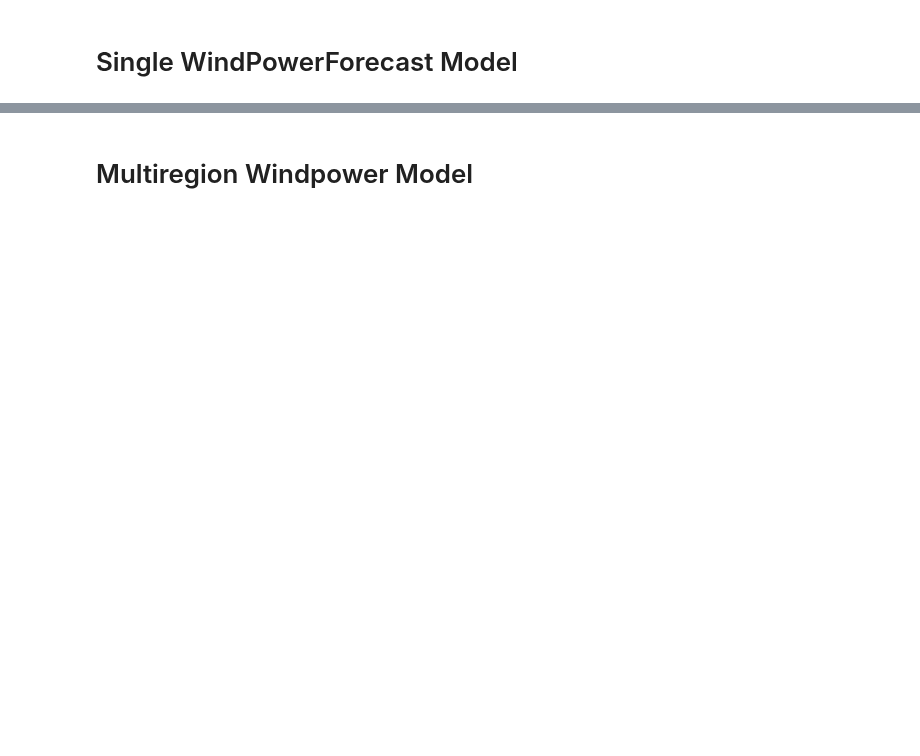
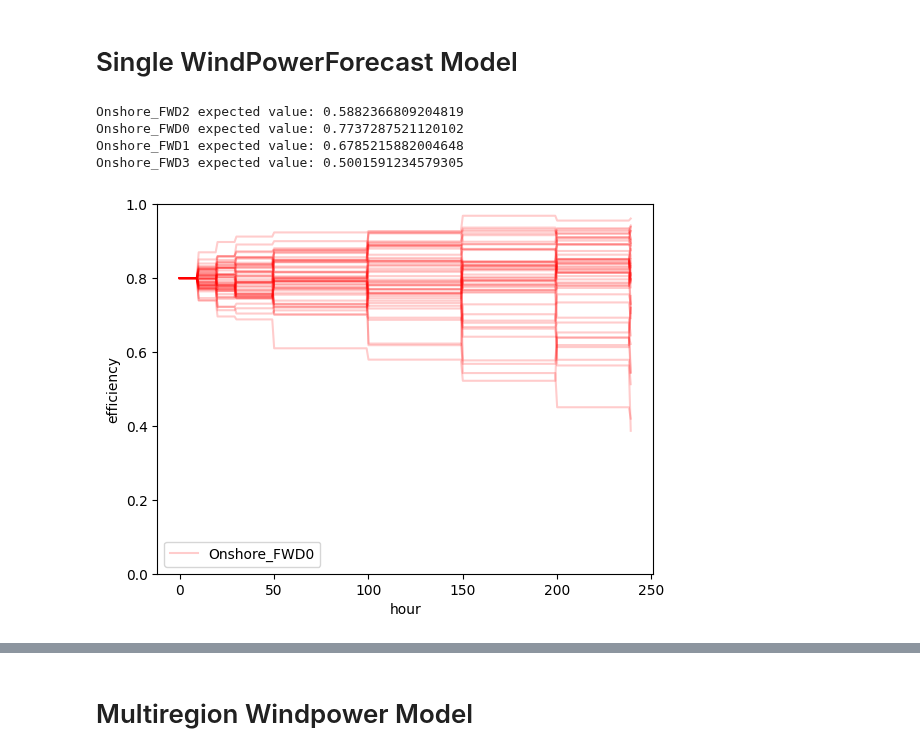
Before and after one commit to pikki622/RiVaPy, a Jupyter notebook: notebooks/models/residual_demand_forward_model_new.ipynb, the cells around one changed output, grey strips where cells are left out. Saved outputs shown, nothing was run; the diff lists cells and outputs as text; code cells hidden in the pictures; blank space fills up the shorter version.

```diff
--- a/notebooks/models/residual_demand_forward_model_new.ipynb
+++ b/notebooks/models/residual_demand_forward_model_new.ipynb
@@ -39,6 +40,28 @@ rnd = np.random.normal(size=wind_onshore.rnd_shape(n_sims, timegrid.shape[0]))
 results = wind_onshore.simulate(timegrid, rnd,
                                        expiries=forward_expiries,
                                        initial_forecasts=[0.8, 0.7,0.6,0.5])
+# %%
+for k in results.keys():
+    f = results.get(k)
+    print(k,'expected value:', f[-1].mean())
+# %% [output]
+Onshore_FWD2 expected value: 0.5882366809204819
+Onshore_FWD0 expected value: 0.7737287521120102
+Onshore_FWD1 expected value: 0.6785215882004648
+Onshore_FWD3 expected value: 0.5001591234579305
+# %%
+key = 'Onshore_FWD0'
+label=key
+tmp = results.get(key, forecast_timepoints=[10, 20, 30, 50, 100, 150, 200])
+for i in range(50):
+    plt.plot(tmp[:,i], '-r', alpha=0.2, label=label)
+    label=None
+plt.legend()
+plt.ylim(0.0,1.0)
+plt.xlabel('hour')
+plt.ylabel('efficiency');
+# %% [output]
+[figure, added]
 # %%
 timepoint = -1
 plt.figure(figsize=(16,12))
```
Also changed, not shown: parts of 22 cells of this notebook.
